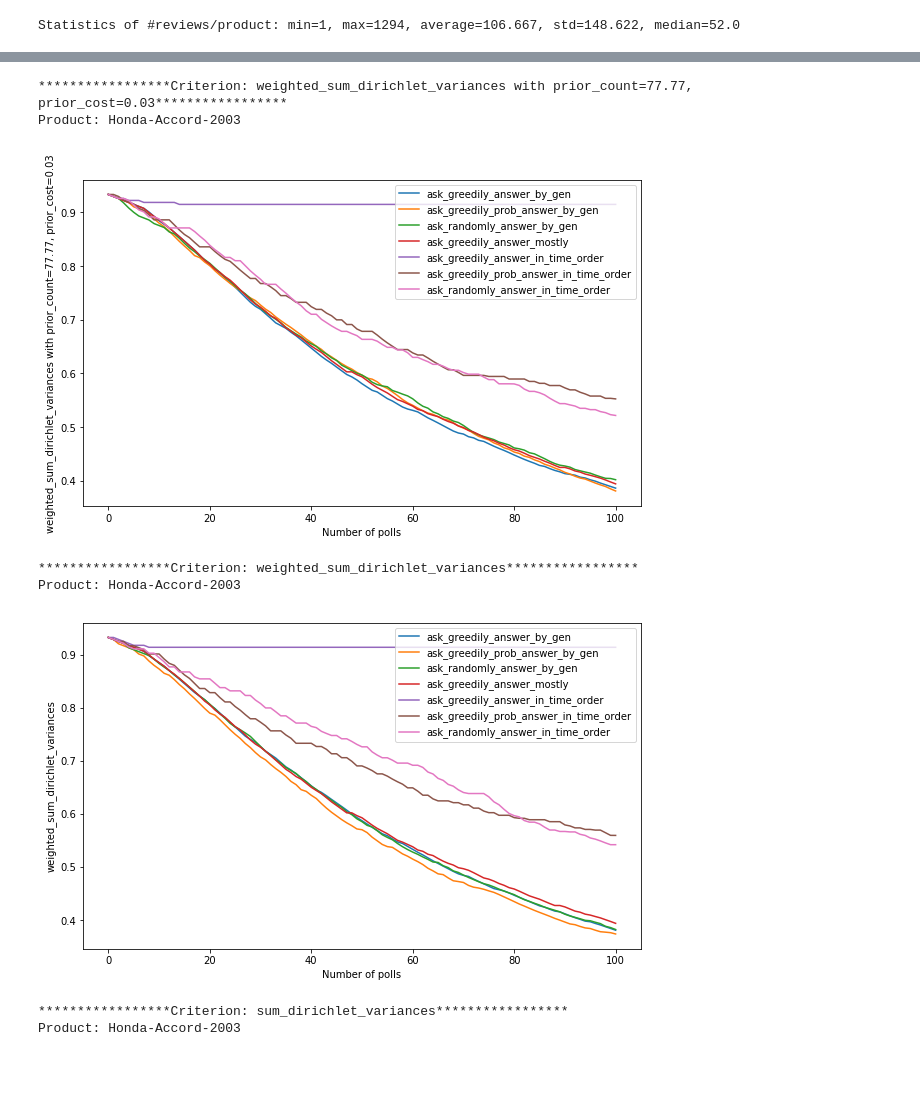
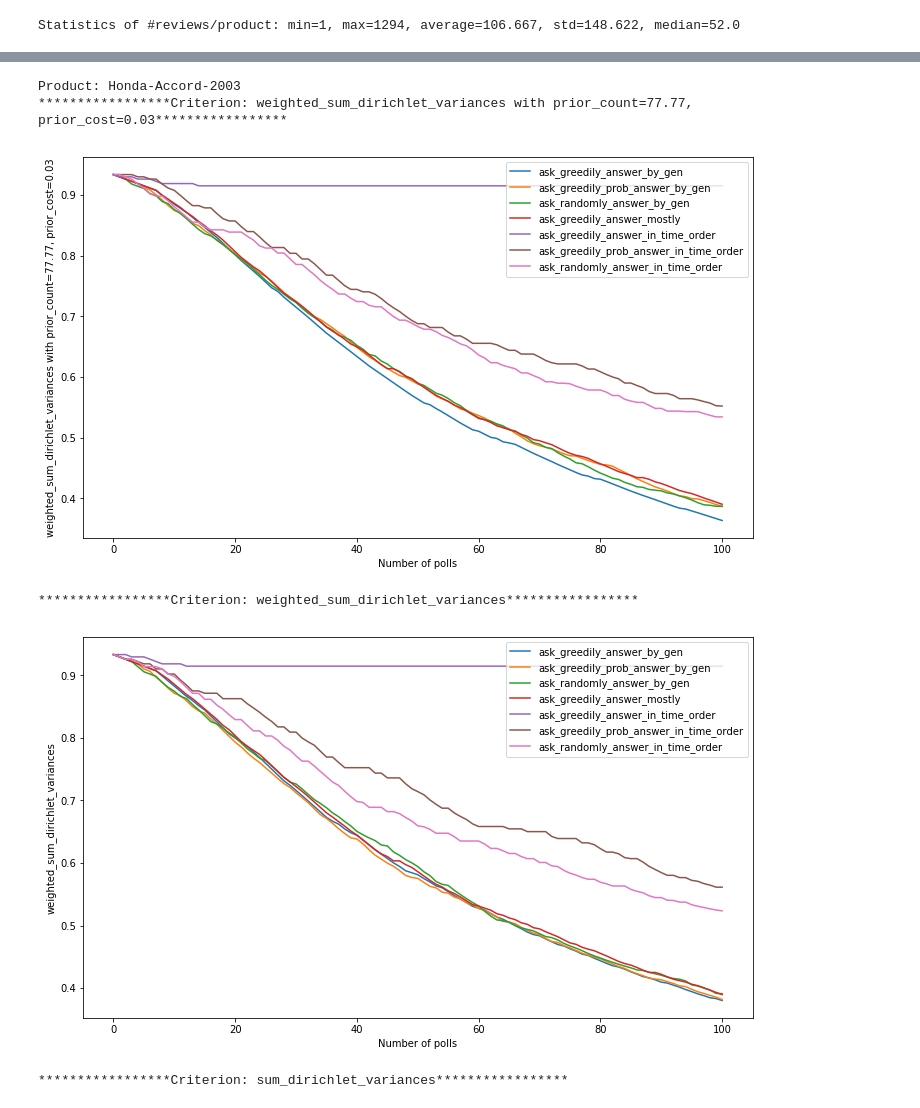
Before and after one commit to lexuanthongnhat/reviews-solicitation, a Jupyter notebook: Experiment.ipynb, the cells around one changed output, grey strips where cells are left out. Cells and saved outputs as stored; diff of their text form; code cells hidden in the pictures; blank space fills up the shorter version.

Commit message:
Allow choosing the num_polls, lower bound #reviews

```diff
--- a/Experiment.ipynb
+++ b/Experiment.ipynb
@@ -9,6 +9,8 @@ from reviews_soli import ReviewsSolicitation
 from data_model import Feature
 
 file_path = 'datasets/edmunds_reviews.csv'
+lower_num_reviews = 800
+num_polls = 100
 dataset_profile = reviews_soli_driver.profile_dataset(file_path)
 print(dataset_profile)
 # %% [output]
@@ -59,6 +61,6 @@ plt.show()
 # %%
 def plot_ask_methods(sim_stats, criterion):
-    fig, ax = plt.subplots(figsize=(10, 6))
+    fig, ax = plt.subplots(figsize=(12, 7))
     X = list(sim_stats[0].step_to_cost.keys())
     for i, ask_method in enumerate(ReviewsSolicitation.ask_methods):
         sim_stat = sim_stats[i]
@@ -88,39 +90,39 @@ def plot_no_answer_count(ask_methods, no_answer_counts):
 # %%
 criterion_to_weights = {
     'sum_dirichlet_variances': [(None, None)],
     'weighted_sum_dirichlet_variances': \
         [(dataset_profile.ave_num_feature_ratings_per_product, \
               dataset_profile.global_ave_sum_variances),
          (None, None)]
 }
 
+product = None
 for criterion in Feature.criteria:
     for weights in criterion_to_weights[criterion]:
         prior_count, prior_cost = weights
+        product_to_result_stats = reviews_soli_driver.simulate_reviews_soli(
+            file_path, num_polls=num_polls, lower_num_reviews=lower_num_reviews,
+            criterion=criterion,
+            prior_count=prior_count, prior_cost=prior_cost)
+
+        if not product:
+            product = random.choice(list(product_to_result_stats.keys()))
+            print('Product: {}'.format(product))
+        sim_stats = product_to_result_stats[product]
+
         criterion_str = criterion
         if prior_count and prior_cost:
             criterion_str = '{} with prior_count={:.2f}, prior_cost={:.2f}'.format(
                 criterion, prior_count, prior_cost)
         print('*' * 17 + 'Criterion: {}'.format(criterion_str) + '*' * 17)
-
-        product_to_result_stats = reviews_soli_driver.simulate_reviews_soli(
-            file_path, criterion=criterion,
-            prior_count=prior_count, prior_cost=prior_cost)
-
-        product = random.choice(list(product_to_result_stats.keys()))
-        print('Product: {}'.format(product))
-
-        sim_stats = product_to_result_stats[product]
         plot_ask_methods(sim_stats, criterion_str)
 
         #no_answer_counts = [stat.no_answer_count for stat in sim_stats]
         #plot_no_answer_count(ReviewsSolicitation.ask_methods[3:], no_answer_counts[3:])
 # %% [output]
+Product: Honda-Accord-2003
 *****************Criterion: weighted_sum_dirichlet_variances with prior_count=77.77, prior_cost=0.03*****************
-Product: Honda-Accord-2003
-[figure, old version]
+[figure, new version]
 *****************Criterion: weighted_sum_dirichlet_variances*****************
-Product: Honda-Accord-2003
-[figure, old version]
+[figure, new version]
 *****************Criterion: sum_dirichlet_variances*****************
-Product: Honda-Accord-2003
```
Also changed, not shown: parts of 3 cells of this notebook, 1 other file.
